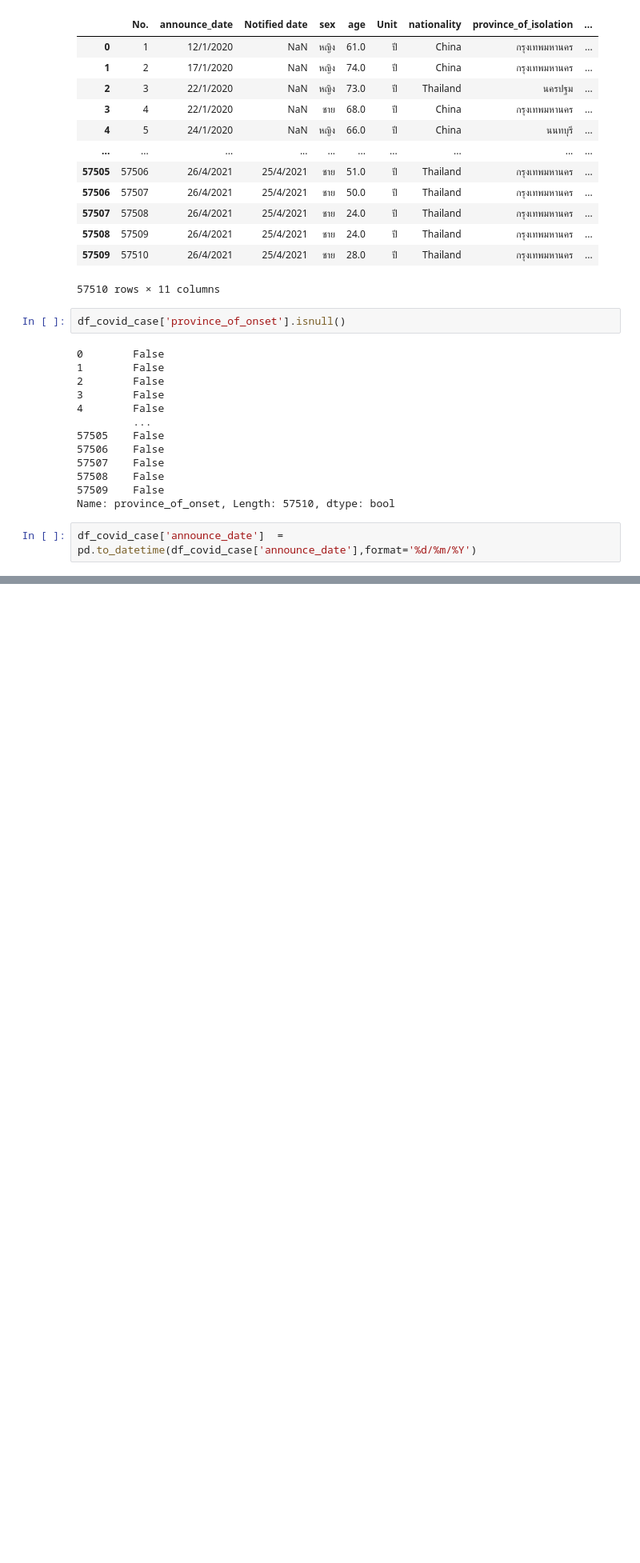
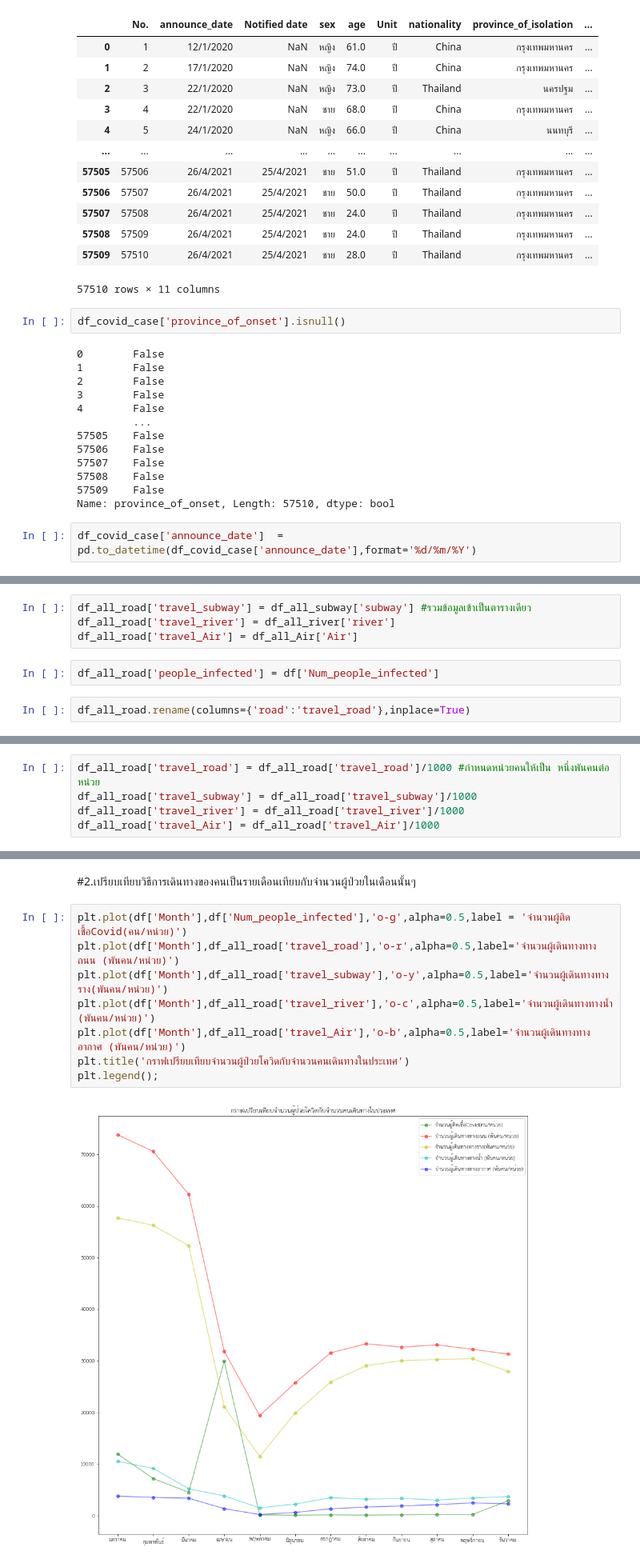
Before and after one commit to tanpharamut/data_viz, a Jupyter notebook: Visualization_Final_Exam.ipynb, the cells around one changed output, grey strips where cells are left out. Shown at 80% size. Cells and saved outputs as stored; diff of their text form; blank space fills up the shorter version.

```diff
--- a/Visualization_Final_Exam.ipynb
+++ b/Visualization_Final_Exam.ipynb
@@ -306,0 +623,8 @@ AbstractMethodError: ignored
+# %%
+df_all_road['travel_subway'] = df_all_subway['subway'] #รวมข้อมูลเข้าเป็นตารางเดียว
+df_all_road['travel_river'] = df_all_river['river']
+df_all_road['travel_Air'] = df_all_Air['Air']
+# %%
+df_all_road['people_infected'] = df['Num_people_infected']
+# %%
+df_all_road.rename(columns={'road':'travel_road'},inplace=True)
@@ -306,0 +647,5 @@ AbstractMethodError: ignored
+# %%
+df_all_road['travel_road'] = df_all_road['travel_road']/1000 #กำหนดหน่วยคนให้เป็น หนึ่งพันคนต่อหน่วย
+df_all_road['travel_subway'] = df_all_road['travel_subway']/1000
+df_all_road['travel_river'] = df_all_road['travel_river']/1000
+df_all_road['travel_Air'] = df_all_road['travel_Air']/1000
@@ -306,0 +668,12 @@ AbstractMethodError: ignored
+# %% [markdown]
+#2.เปรียบเทียบวิธีการเดินทางของคนเป็นรายเดือนเทียบกับจำนวนผู้ป่วยในเดือนนั้นๆ
+# %%
+plt.plot(df['Month'],df['Num_people_infected'],'o-g',alpha=0.5,label = 'จำนวนผู้ติดเชื้อCovid(คน/หน่วย)')
+plt.plot(df['Month'],df_all_road['travel_road'],'o-r',alpha=0.5,label='จำนวนผู้เดินทางทางถนน (พันคน/หน่วย)')
+plt.plot(df['Month'],df_all_road['travel_subway'],'o-y',alpha=0.5,label='จำนวนผู้เดินทางทางราง(พันคน/หน่วย)')
+plt.plot(df['Month'],df_all_road['travel_river'],'o-c',alpha=0.5,label='จำนวนผู้เดินทางทางน้ำ (พันคน/หน่วย)')
+plt.plot(df['Month'],df_all_road['travel_Air'],'o-b',alpha=0.5,label='จำนวนผู้เดินทางทางอากาศ (พันคน/หน่วย)')
+plt.title('กราฟเปรียบเทียบจำนวนผู้ป่วยโควิดกับจำนวนคนเดินทางในประเทศ')
+plt.legend();
+# %% [output]
+[figure, added]
```
Also changed, not shown: parts of 59 cells of this notebook.
